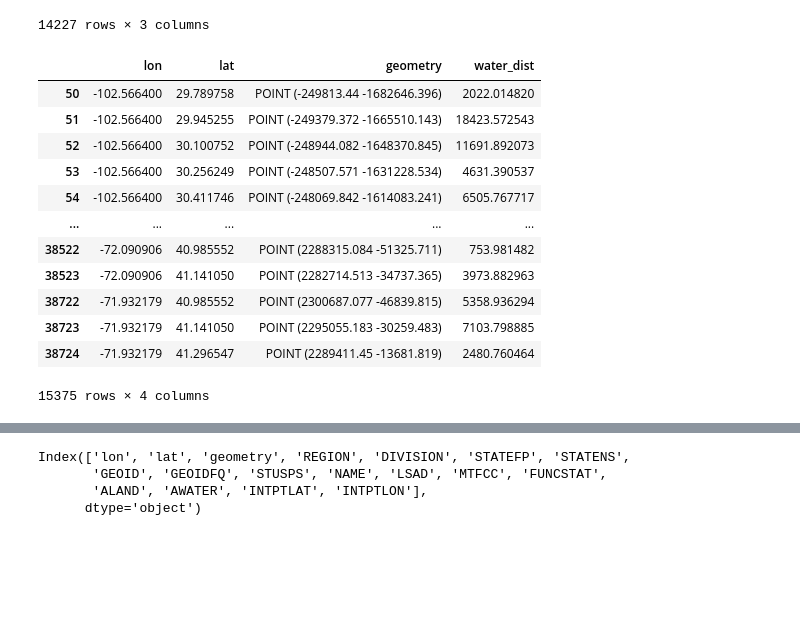
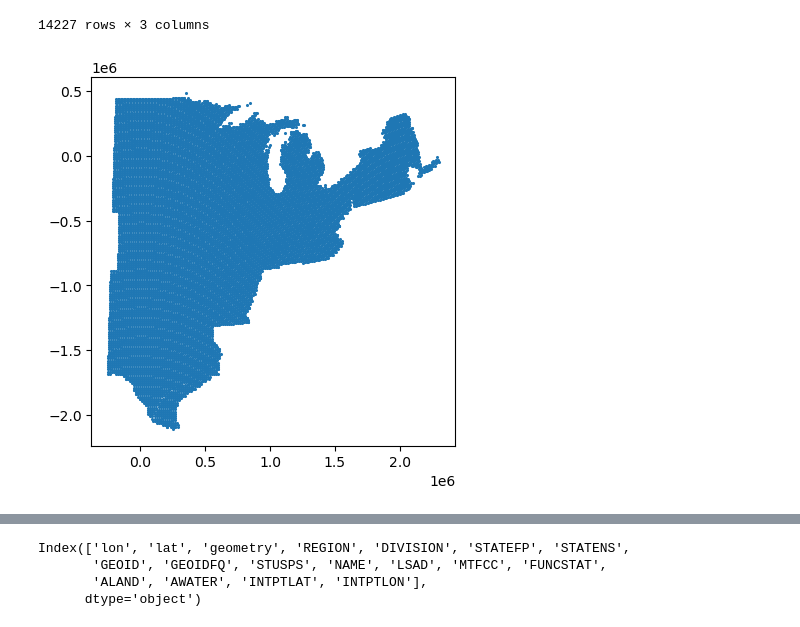
Before and after one commit to mcanearm/biostat696-group-1, a Jupyter notebook: data/process_geodata.ipynb, the cells around one changed output, grey strips where cells are left out. Drawn from its saved outputs; the diff is of its cells as text; code cells hidden in the pictures; blank space fills up the shorter version.

Commit message:
add predictions to gc3

```diff
--- a/data/process_geodata.ipynb
+++ b/data/process_geodata.ipynb
@@ -54,3 +56,12 @@ all_water_bodies.plot(figsize=(9, 9), color="blue")
+# %%
+# all_water_bodies
+water_body_size = (
+    all_water_bodies["SQKM"]
+    .combine_first(all_water_bodies["AreaSqKm"])
+    .combine_first(all_water_bodies["LengthKm"])
+)
+
+all_water_bodies = all_water_bodies.assign(water_size=water_body_size)
 # %%
 # write out the data for later, if desired
 if write_outputs:
@@ -129,16 +140,8 @@ if write_outputs:
 station_plus_water = station_plus_water.reset_index()
 station_plus_water["water_geom"] = water_geom.reset_index()["geometry"]
 # %%
-water_body_size = (
-    station_plus_water["SQKM"]
-    .combine_first(station_plus_water["AreaSqKm"])
-    .combine_first(station_plus_water["LengthKm"])
-)
-
-
 station_water_metadata = (
-    station_plus_water.assign(water_size=water_body_size)[
-        [
+    station_plus_water[[
             "AcousticSite",
             "Lat",
             "Long",
@@ -444,33 +447,21 @@ prediction_points
 # %%
 joined_grid = gpd.sjoin_nearest(prediction_points, all_water_bodies, how="left", distance_col="water_dist").drop(columns="index_right")
 joined_grid = gpd.sjoin(joined_grid, state_df, predicate="within").drop(columns="index_right")
-
-joined_grid[['lon', 'lat', 'geometry', 'water_dist']]
+joined_grid = joined_grid[['lon', 'lat', 'geometry', 'water_dist', 'water_size']]
-# %% [output]
-|  | lon | lat | geometry | water_dist |
-| 50 | -102.566400 | 29.789758 | POINT (-249813.44 -1682646.396) | 2022.014820 |
-| 51 | -102.566400 | 29.945255 | POINT (-249379.372 -1665510.143) | 18423.572543 |
-| 52 | -102.566400 | 30.100752 | POINT (-248944.082 -1648370.845) | 11691.892073 |
-| 53 | -102.566400 | 30.256249 | POINT (-248507.571 -1631228.534) | 4631.390537 |
-| 54 | -102.566400 | 30.411746 | POINT (-248069.842 -1614083.241) | 6505.767717 |
-| ... | ... | ... | ... | ... |
-| 38522 | -72.090906 | 40.985552 | POINT (2288315.084 -51325.711) | 753.981482 |
-| 38523 | -72.090906 | 41.141050 | POINT (2282714.513 -34737.365) | 3973.882963 |
-| 38722 | -71.932179 | 40.985552 | POINT (2300687.077 -46839.815) | 5358.936294 |
-| 38723 | -71.932179 | 41.141050 | POINT (2295055.183 -30259.483) | 7103.798885 |
-| 38724 | -71.932179 | 41.296547 | POINT (2289411.45 -13681.819) | 2480.760464 |
-15375 rows × 4 columns
 # %%
-big_bodies_of_water = all_water_bodies.sort_values("SQKM", ascending=False).head(10)
+big_bodies_of_water = all_water_bodies.sort_values("water_size", ascending=False).head(50)
 
 lake_points = gpd.sjoin(
     joined_grid,
     big_bodies_of_water,
     how="inner",
     predicate="intersects",
 ).index
 
-prediction_grid = joined_grid.loc[joined_grid.index.difference(lake_points)][["lon", "lat", "geometry", "water_dist"]].to_crs(epsg=4326)
+prediction_grid = joined_grid.loc[joined_grid.index.difference(lake_points)][["lon", "lat", "geometry", "water_dist"]]
+prediction_grid.plot(markersize=1.50)
 
-if False:
+if True:
     prediction_grid.to_csv("./data/data/prediction_grid.csv", index=False)
+# %% [output]
+[figure, added]
```
Also changed, not shown: parts of 4 cells of this notebook, 1 other file.
